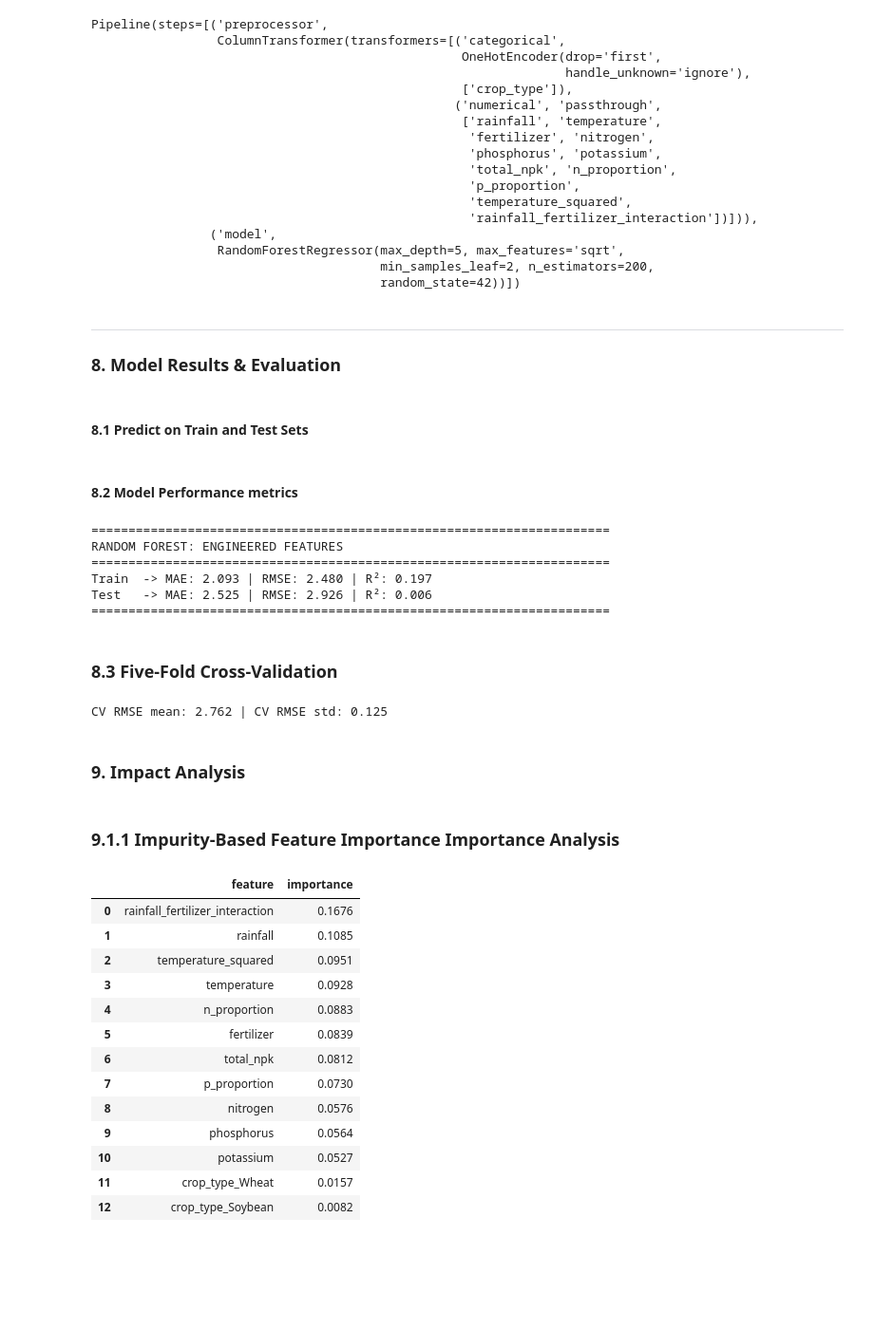
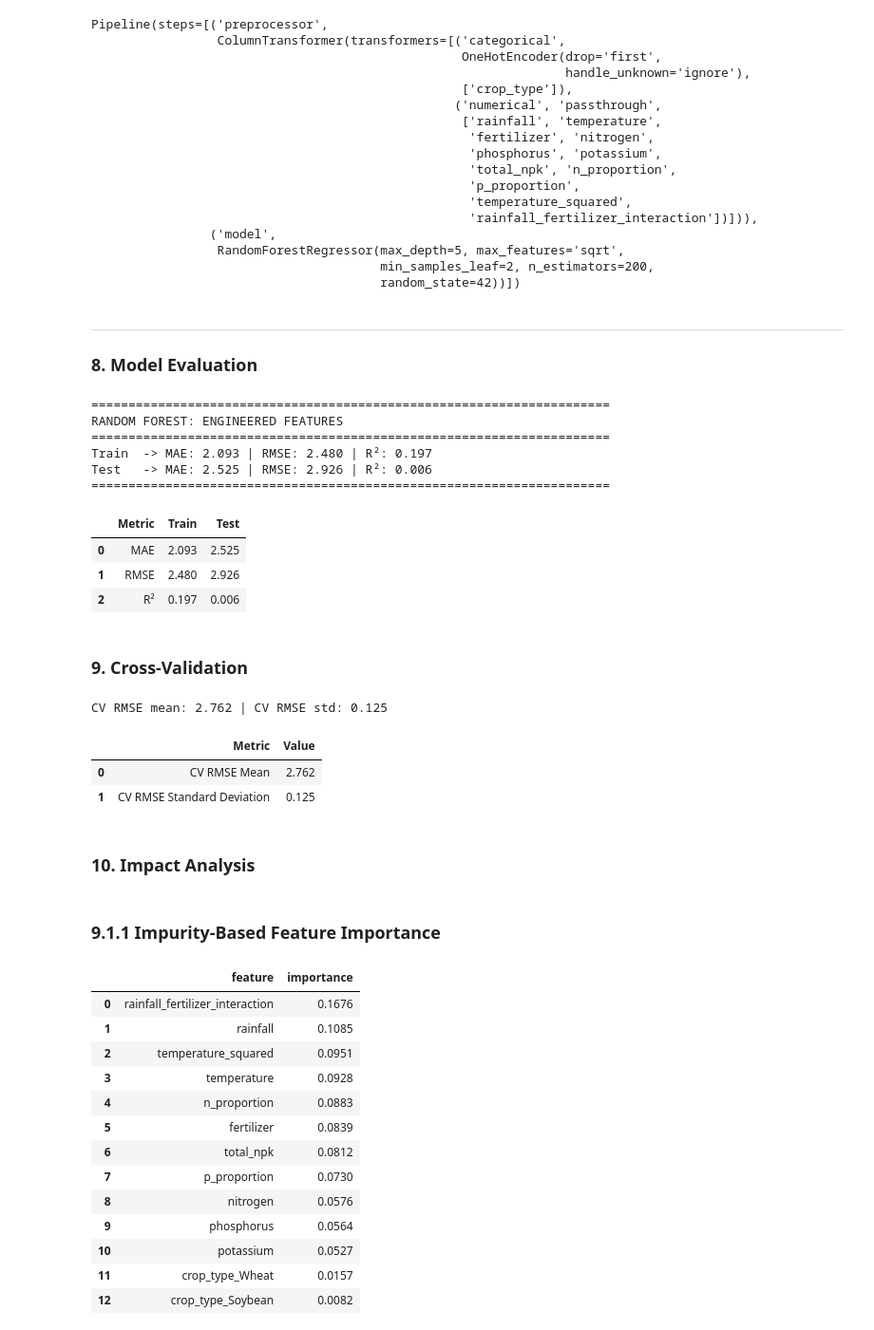
Before and after one commit to Ronkecrown/gamma2-crop-yield-prediction, a Jupyter notebook: notebooks/05b_random_forest_engineered.ipynb, the cells around one changed output. Shown at 95% size. Saved outputs shown, nothing was run; the diff lists cells and outputs as text; code cells hidden in the pictures; blank space fills up the shorter version.

Commit message:
Saving Models

```diff
--- a/notebooks/05b_random_forest_engineered.ipynb
+++ b/notebooks/05b_random_forest_engineered.ipynb
@@ -37 +37,8 @@ from sklearn.inspection import permutation_importance
+# %%
+from pathlib import Path
+
+PROJECT_ROOT = Path.cwd().parent
+
+TABLES_DIR = PROJECT_ROOT / "reports" / "tables"
+TABLES_DIR.mkdir(parents=True, exist_ok=True)
 # %%
@@ -385,6 +406,4 @@ Pipeline(steps=[('preprocessor',
 # %% [markdown]
 ---
 <a name="7.-Model-Results-&-Evaluation"></a>
-### 8. Model Results & Evaluation
+### 8. Model Evaluation
-# %% [markdown]
-#### 8.1 Predict on Train and Test Sets
@@ -395,4 +410,2 @@ pred_test = rf_best.predict(X_test)
-# %% [markdown]
-#### 8.2 Model Performance metrics
 # %%
 # Model Evaluation
@@ -418,8 +434,26 @@ RANDOM FOREST: ENGINEERED FEATURES
 Train  -> MAE: 2.093 | RMSE: 2.480 | R²: 0.197
 Test   -> MAE: 2.525 | RMSE: 2.926 | R²: 0.006
 ======================================================================
+# %%
+rf_results = pd.DataFrame({
+    "Metric": ["MAE", "RMSE", "R²"],
+    "Train": [train_mae, train_rmse, train_r2],
+    "Test": [test_mae, test_rmse, test_r2]
+})
+
+display(rf_results.round(3))
+
+rf_results.to_csv(
+    TABLES_DIR / "rf_engineered_results.csv",
+    index=False
+)
+# %% [output]
+|  | Metric | Train | Test |
+| 0 | MAE | 2.093 | 2.525 |
+| 1 | RMSE | 2.480 | 2.926 |
+| 2 | R² | 0.197 | 0.006 |
 # %% [markdown]
-### 8.3 Five-Fold Cross-Validation
+### 9. Cross-Validation
 # %%
 kf5 = KFold(
     n_splits=5,
@@ -442,10 +476,32 @@ print(
 )
 # %% [output]
 CV RMSE mean: 2.762 | CV RMSE std: 0.125
+# %%
+rf_cv_results = pd.DataFrame({
+    "Metric": [
+        "CV RMSE Mean",
+        "CV RMSE Standard Deviation"
+    ],
+    "Value": [
+        cv_rmse.mean(),
+        cv_rmse.std()
+    ]
+})
+
+display(rf_cv_results.round(3))
+
+rf_cv_results.to_csv(
+    TABLES_DIR / "rf_engineered_cv_results.csv",
+    index=False
+)
+# %% [output]
+|  | Metric | Value |
+| 0 | CV RMSE Mean | 2.762 |
+| 1 | CV RMSE Standard Deviation | 0.125 |
 # %% [markdown]
-### 9. Impact Analysis
+### 10. Impact Analysis
 # %% [markdown]
-### 9.1.1 Impurity-Based Feature Importance Importance Analysis
+### 9.1.1 Impurity-Based Feature Importance
 # %%
 # Extract the fitted preprocessing step and Random Forest model
 fitted_preprocessor = rf_best.named_steps["preprocessor"]
```
Also changed, not shown: parts of 40 cells of this notebook, 4 other files.
